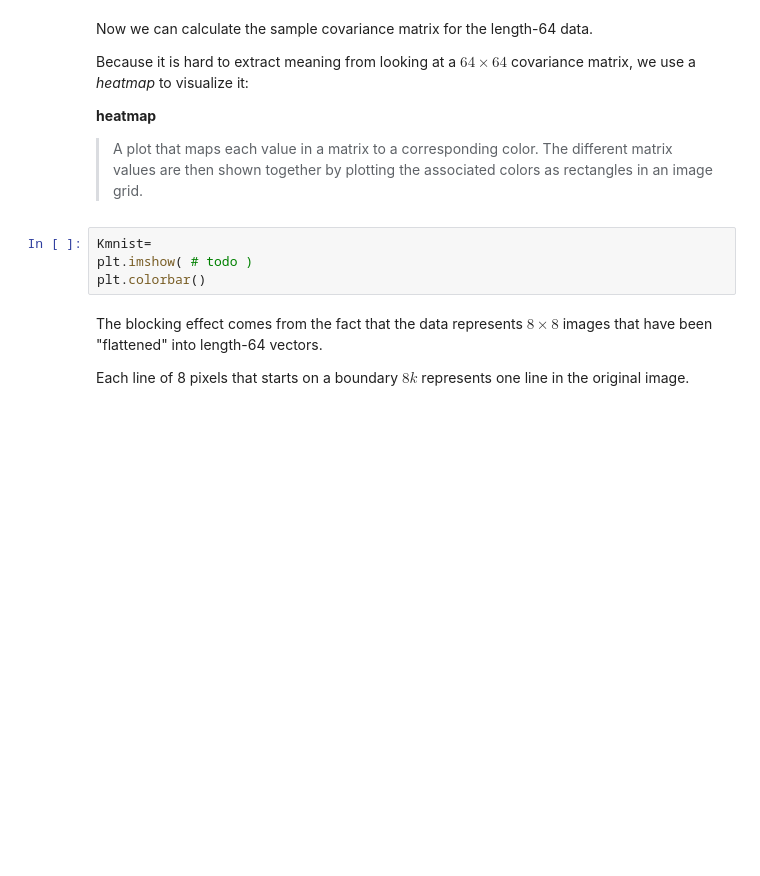
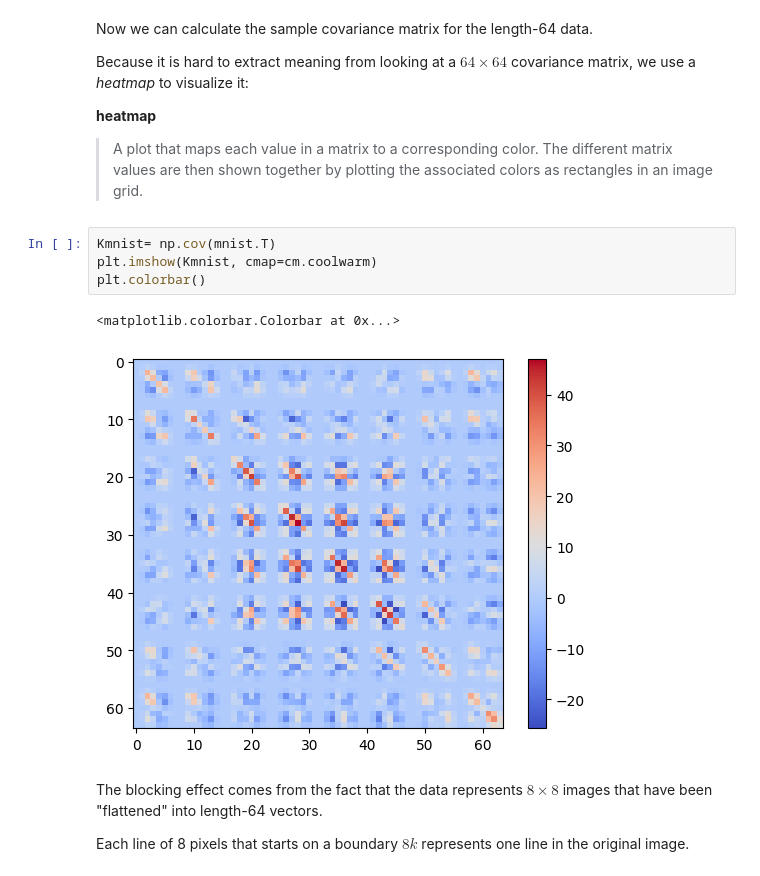
Before and after one commit to FrankGomez0/eel3850S25, a Jupyter notebook: lectures/lecture13-PCA/lecture13-pca-in-class-edits.ipynb, the cells around one changed output. Cells and saved outputs as stored; diff of their text form; blank space fills up the shorter version.

```diff
--- a/lectures/lecture13-PCA/lecture13-pca-in-class-edits.ipynb
+++ b/lectures/lecture13-PCA/lecture13-pca-in-class-edits.ipynb
@@ -299,9 +343,12 @@ we use a *heatmap* to visualize it:
 **heatmap**
 >  A plot that maps each value in a matrix to a corresponding color. The different matrix values are then shown together by plotting the associated colors as rectangles in an image grid.
 # %%
-Kmnist=
-plt.imshow( # todo )
+Kmnist= np.cov(mnist.T)
+plt.imshow(Kmnist, cmap=cm.coolwarm)
 plt.colorbar()
+# %% [output]
+<matplotlib.colorbar.Colorbar at 0x...>
+[figure, added]
 # %% [markdown]
 The blocking effect comes from the fact that the data represents $8 \times 8$ images that have been "flattened" into length-64 vectors.
 
```
Also changed, not shown: parts of 25 cells of this notebook, 1 other file.
